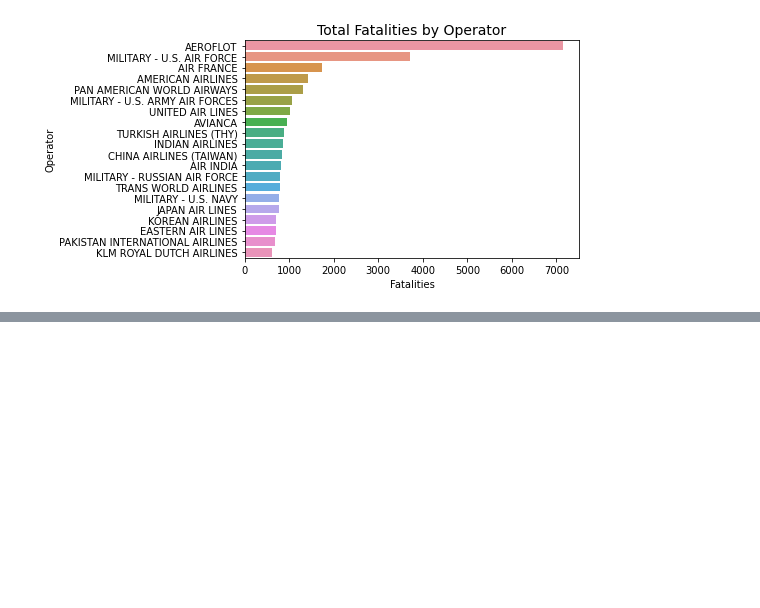
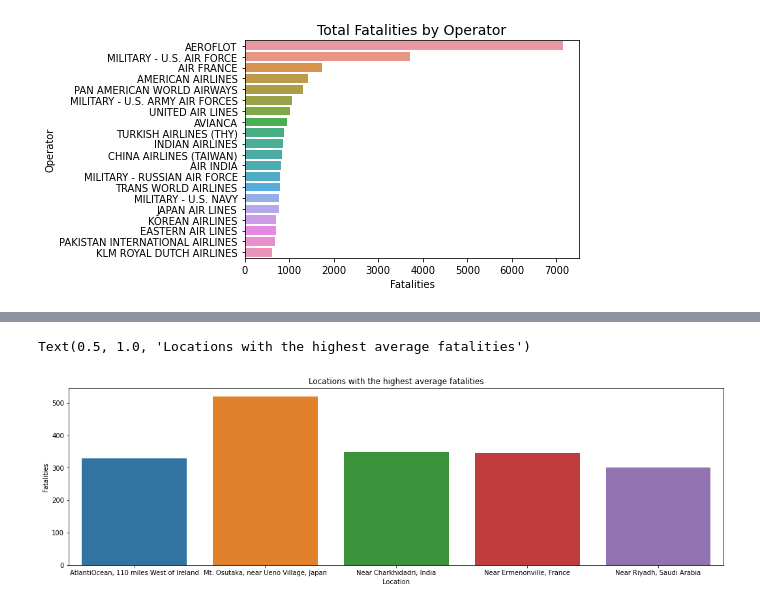
Before and after one commit to Eseose/HSDC-AircraftCrash, a Jupyter notebook: Airplane_crash.ipynb, the cells around one changed output, grey strips where cells are left out. Saved outputs shown, nothing was run; the diff lists cells and outputs as text; code cells hidden in the pictures; blank space fills up the shorter version.

```diff
--- a/Airplane_crash.ipynb
+++ b/Airplane_crash.ipynb
@@ -307,0 +319,5 @@ plt.show()
+# %%
+#  Check relative occurence of crash in locations
+by_location = df.groupby('Location').mean()
+by_location.reset_index(inplace= True)
+by_location
@@ -307,0 +338,9 @@ plt.show()
+# %%
+by_location = by_location[by_location['Fatalities'] > 300]
+# %%
+plt.figure(figsize= (18,5))
+sns.barplot(by_location['Location'],by_location['Fatalities'])
+plt.title('Locations with the highest average fatalities')
+# %% [output]
+Text(0.5, 1.0, 'Locations with the highest average fatalities')
+[figure, added]
```
Also changed, not shown: parts of 13 cells of this notebook.
